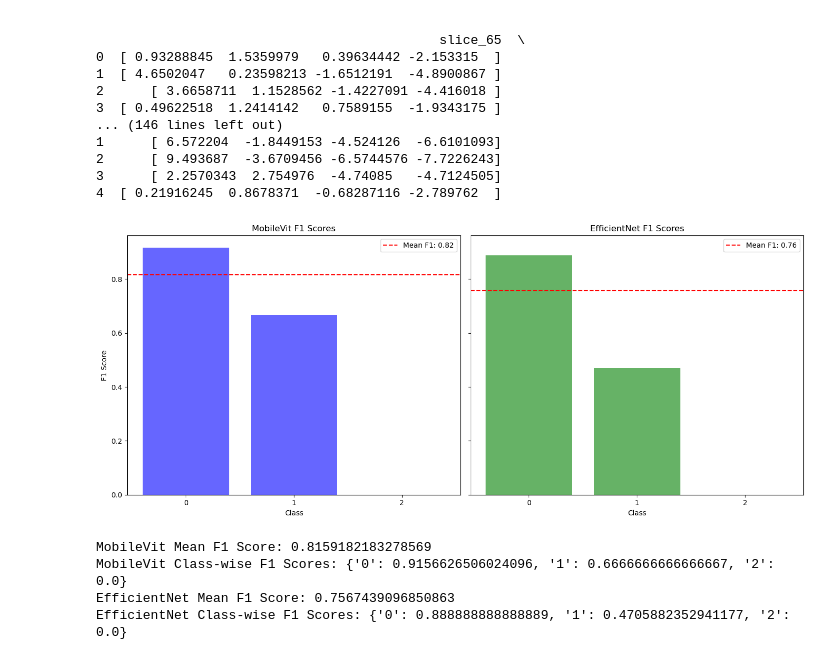
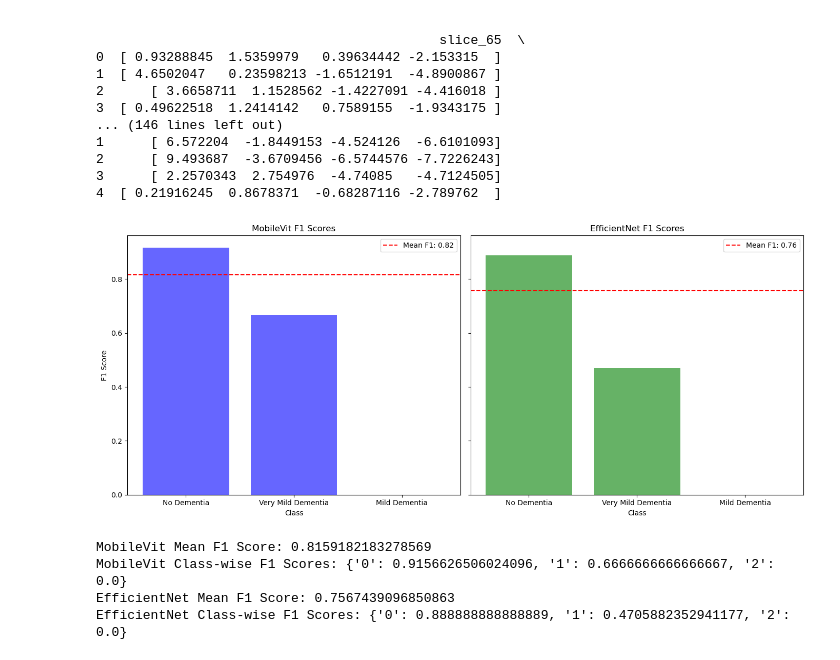
Before and after one commit to HenriSmidt/Alzheimer_Detection, a Jupyter notebook: baseline_inference.ipynb, the cells around one changed output. Drawn from its saved outputs; the diff is of its cells as text; code cells hidden in the pictures.

```diff
--- a/baseline_inference.ipynb
+++ b/baseline_inference.ipynb
@@ -150,7 +150,7 @@ You should probably TRAIN this model on a down-stream task to be able to use it
 import pandas as pd
 import numpy as np
 import matplotlib.pyplot as plt
-from sklearn.metrics import f1_score, classification_report
+from sklearn.metrics import classification_report
 
 # Load the CSV files into dataframes
 mobilevit_df = pd.read_csv('MobileVit_predictions.csv')
@@ -175,42 +175,43 @@ class_f1_efficientnet = {k: v['f1-score'] for k, v in report_efficientnet.items(
 
 # Prepare data for plotting
 labels = sorted(set(y_true_mobilevit + y_true_efficientnet))
+class_labels = ["No Dementia", "Very Mild Dementia", "Mild Dementia"]
 mobilevit_scores = [class_f1_mobilevit.get(str(label), 0) for label in labels]
 efficientnet_scores = [class_f1_efficientnet.get(str(label), 0) for label in labels]
 
 # Plotting the results
 fig, axes = plt.subplots(1, 2, figsize=(14, 6), sharey=True)
 
 # MobileVit plot
 axes[0].bar(labels, mobilevit_scores, color='blue', alpha=0.6)
 axes[0].axhline(mean_f1_mobilevit, color='red', linestyle='--', label=f'Mean F1: {mean_f1_mobilevit:.2f}')
 axes[0].set_title('MobileVit F1 Scores')
 axes[0].set_xlabel('Class')
 axes[0].set_ylabel('F1 Score')
 axes[0].set_xticks(labels)
-axes[0].set_xticklabels(labels)
+axes[0].set_xticklabels(class_labels)
 axes[0].legend()
 
 # EfficientNet plot
 axes[1].bar(labels, efficientnet_scores, color='green', alpha=0.6)
 axes[1].axhline(mean_f1_efficientnet, color='red', linestyle='--', label=f'Mean F1: {mean_f1_efficientnet:.2f}')
 axes[1].set_title('EfficientNet F1 Scores')
 axes[1].set_xlabel('Class')
 axes[1].set_xticks(labels)
-axes[1].set_xticklabels(labels)
+axes[1].set_xticklabels(class_labels)
 axes[1].legend()
 
 plt.tight_layout()
 plt.show()
 
 # Display mean F1 scores and class-wise F1 scores
 print("MobileVit Mean F1 Score:", mean_f1_mobilevit)
 print("MobileVit Class-wise F1 Scores:", class_f1_mobilevit)
 
 print("EfficientNet Mean F1 Score:", mean_f1_efficientnet)
 print("EfficientNet Class-wise F1 Scores:", class_f1_efficientnet)
 # %% [output]
-[figure, old version]
+[figure, new version]
 MobileVit Mean F1 Score: 0.8159182183278569
 MobileVit Class-wise F1 Scores: {'0': 0.9156626506024096, '1': 0.6666666666666667, '2': 0.0}
 EfficientNet Mean F1 Score: 0.7567439096850863
```
